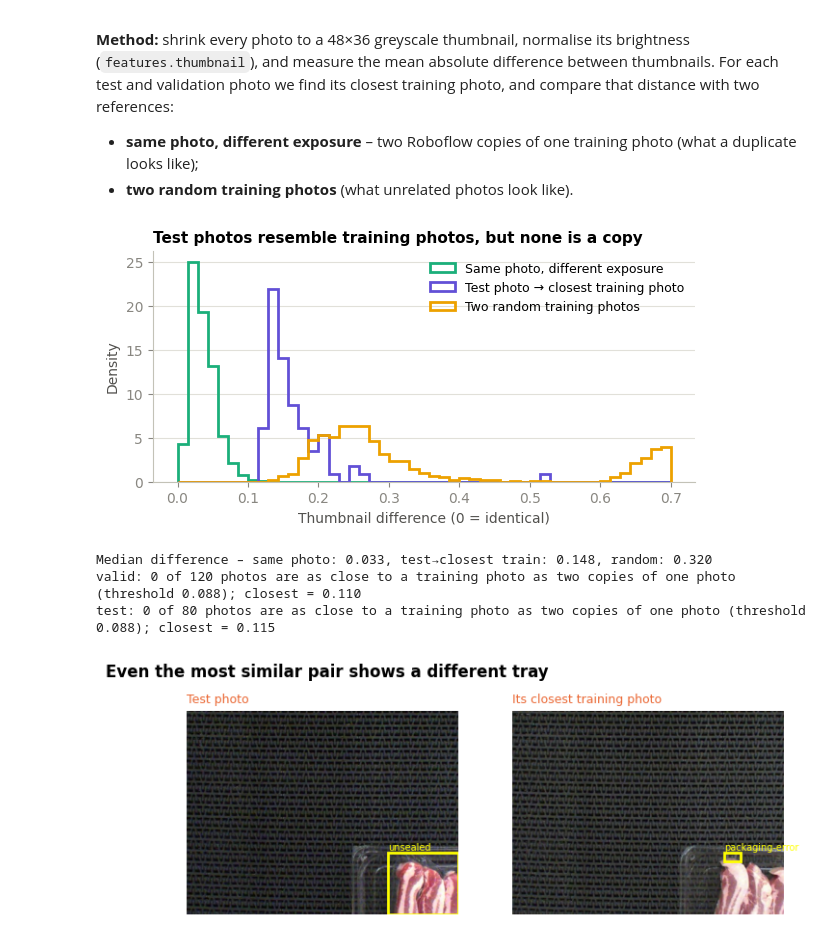
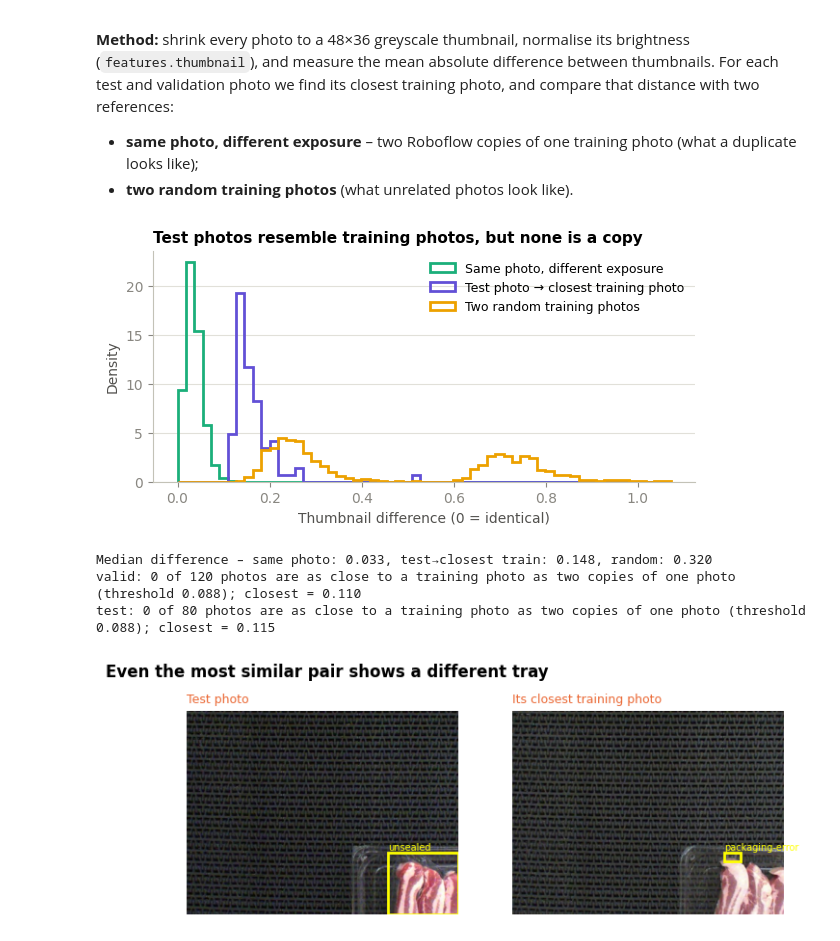
Before and after one commit to loganmazur-monash/pork-rasher-inspection, a Jupyter notebook: notebooks/01_explore_data.ipynb, the cells around one changed output. Drawn from its saved outputs; the diff is of its cells as text; code cells hidden in the pictures.

Commit message:
Fix near-duplicate chart

```diff
--- a/notebooks/01_explore_data.ipynb
+++ b/notebooks/01_explore_data.ipynb
@@ -144,35 +144,35 @@ same_photo = np.array([np.abs(thumbs["train"][i] - thumbs["train"][j]).mean() fo
 rng = np.random.default_rng(0)
 pairs = [(i, j) for i, j in rng.integers(0, len(data["train"]), size=(2000, 2))
          if data["train"][i].source != data["train"][j].source][:1000]
 random_pairs = np.array([np.abs(thumbs["train"][i] - thumbs["train"][j]).mean() for i, j in pairs])
 
 # The check: distance from each test/valid photo to its closest training photo.
 nearest = {s: nearest_neighbour_distance(thumbs[s], thumbs["train"]) for s in ("valid", "test")}
 
 fig, ax = plt.subplots(figsize=(7, 3))
-bins = np.linspace(0, 0.7, 50)
+bins = np.linspace(0, random_pairs.max(), 60)
 series = [("Same photo, different exposure", same_photo, "#1baf7a"),
           ("Test photo → closest training photo", nearest["test"], "#6250d6"),
           ("Two random training photos", random_pairs, "#eda100")]
 for name, values, colour in series:
     ax.hist(values, bins=bins, density=True, histtype="step", linewidth=2, color=colour, label=name)
 ax.legend(frameon=False, fontsize=9)
 ax.set_xlabel("Thumbnail difference (0 = identical)")
 ax.set_ylabel("Density")
 ax.grid(axis="x", visible=False)
 ax.set_title("Test photos resemble training photos, but none is a copy")
 fig.savefig(RESULTS_DIR / "01_near_duplicate_check.png")
 plt.show()
 
 threshold = np.percentile(same_photo, 99)
 print(f"Median difference – same photo: {np.median(same_photo):.3f}, "
       f"test→closest train: {np.median(nearest['test']):.3f}, random: {np.median(random_pairs):.3f}")
 for s in ("valid", "test"):
     n_dup = int(np.sum(nearest[s] <= threshold))
     print(f"{s}: {n_dup} of {len(nearest[s])} photos are as close to a training photo as two copies of one photo "
           f"(threshold {threshold:.3f}); closest = {nearest[s].min():.3f}")
 # %% [output]
-[figure, old version]
+[figure, new version]
 Median difference – same photo: 0.033, test→closest train: 0.148, random: 0.320
 valid: 0 of 120 photos are as close to a training photo as two copies of one photo (threshold 0.088); closest = 0.110
 test: 0 of 80 photos are as close to a training photo as two copies of one photo (threshold 0.088); closest = 0.115
```
Also changed, not shown: 3 other files.
